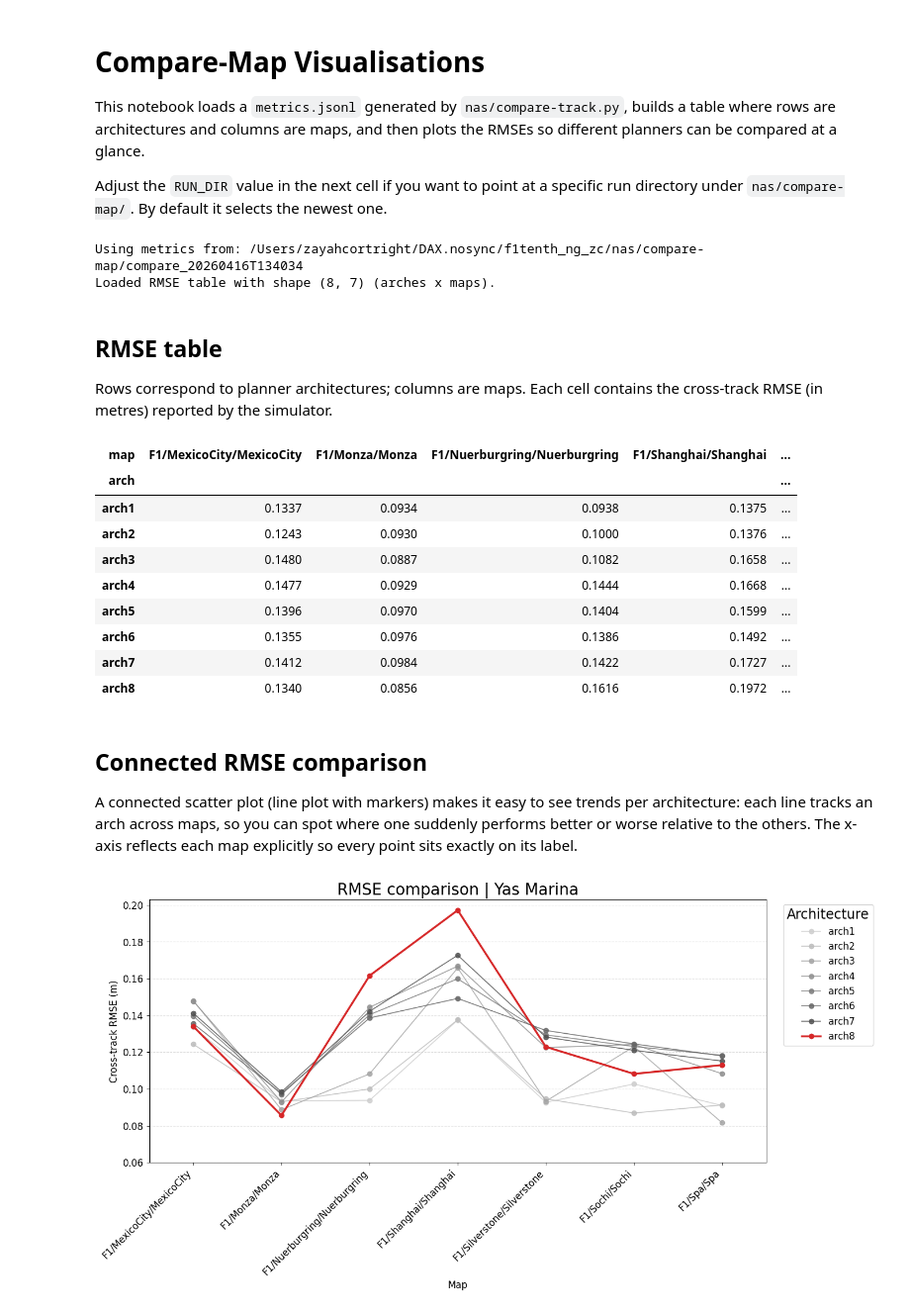
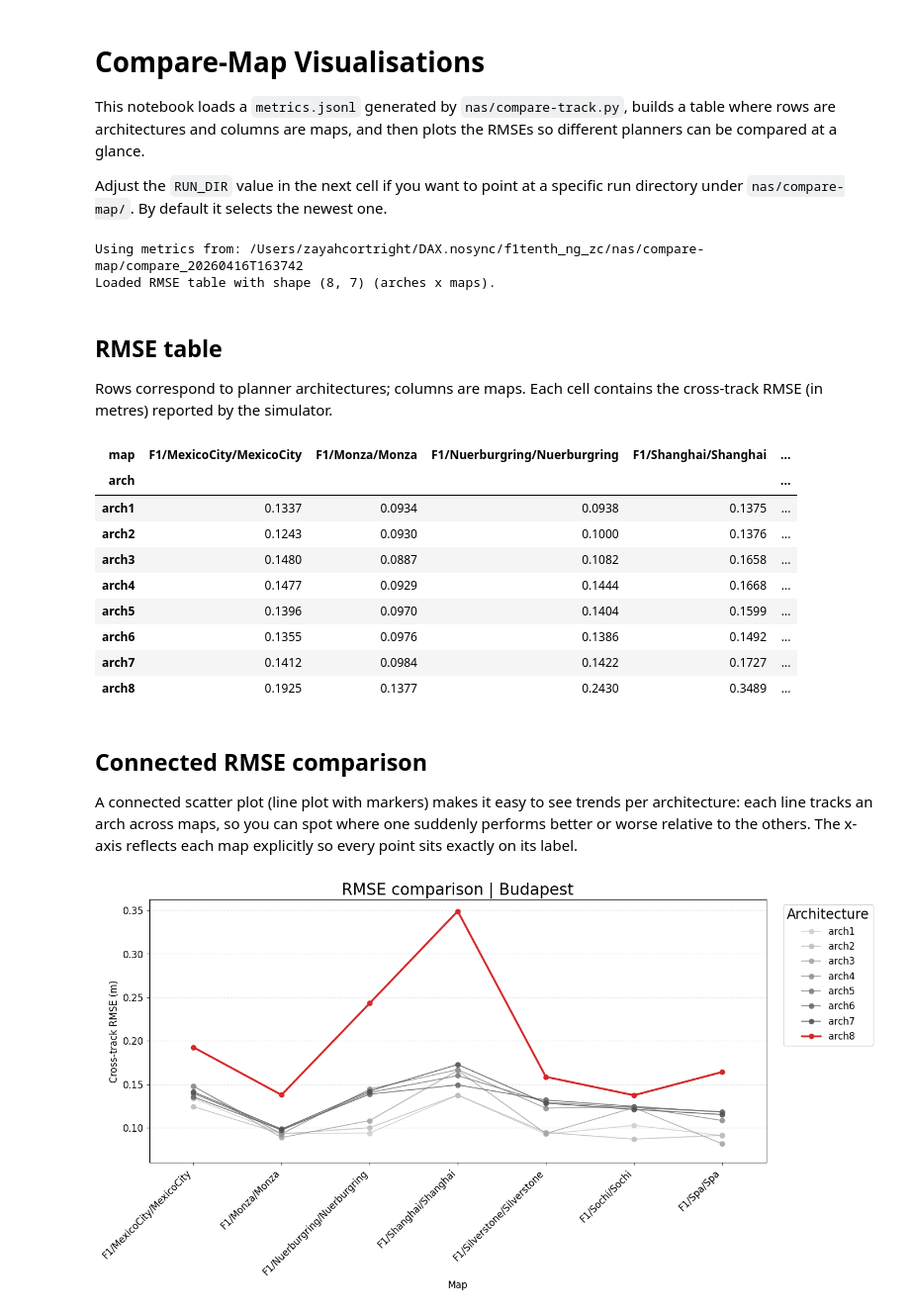
Before and after one commit to zzayah/NAS-in-the-Loop, a Jupyter notebook: nas/compare-map/vis.ipynb, the cells around one changed output. Shown at 99% size. Drawn from its saved outputs; the diff is of its cells as text; code cells hidden in the pictures.

```diff
--- a/nas/compare-map/vis.ipynb
+++ b/nas/compare-map/vis.ipynb
@@ -34,7 +34,7 @@ def latest_run_dir(base_dir: Path = BASE_OUTPUT_DIR) -> Path:
         )
     return candidates[-1].parent
 
-RUN_DIR_OVERRIDE: Path | str | None = "compare_20260416T134034"  # e.g., "compare_20260410T133741"
+RUN_DIR_OVERRIDE: Path | str | None = "compare_20260416T163742"  # e.g., "compare_20260410T133741"
 # RUN_DIR_OVERRIDE: Path | str | None = None
 
 
@@ -84,7 +84,7 @@ pivot = df.pivot_table(index="arch", columns="map", values="rmse")
 pivot = pivot.sort_index()
 print(f"Loaded RMSE table with shape {pivot.shape} (arches x maps).")
 # %% [output]
-Using metrics from: /Users/zayahcortright/DAX.nosync/f1tenth_ng_zc/nas/compare-map/compare_20260416T134034
+Using metrics from: /Users/zayahcortright/DAX.nosync/f1tenth_ng_zc/nas/compare-map/compare_20260416T163742
 Loaded RMSE table with shape (8, 7) (arches x maps).
 # %% [markdown]
 ## RMSE table
@@ -108,7 +108,7 @@ display(
 | arch5 | 0.1396 | 0.0970 | 0.1404 | 0.1599 | ... |
 | arch6 | 0.1355 | 0.0976 | 0.1386 | 0.1492 | ... |
 | arch7 | 0.1412 | 0.0984 | 0.1422 | 0.1727 | ... |
-| arch8 | 0.1340 | 0.0856 | 0.1616 | 0.1972 | ... |
+| arch8 | 0.1925 | 0.1377 | 0.2430 | 0.3489 | ... |
 # %% [markdown]
 ## Connected RMSE comparison
 
@@ -139,32 +139,32 @@ if other_arches:
 if has_highlight:
     ax.plot(
         x_positions,
         pivot.loc[highlight_arch].values,
         marker="o",
         linewidth=2.5,
         color="#d62728",
         label=highlight_arch,
     )
 ax.set_xticks(list(x_positions))
 ax.set_xticklabels(maps, rotation=45, ha="right")
 ax.set_xlim(-0.5, len(maps) - 0.5)
 ax.set_ylabel("Cross-track RMSE (m)")
 ax.set_xlabel("Map")
 # ax.set_title(f"RMSE comparison across maps ({RUN_DIR.name})")
-ax.set_title(f"RMSE comparison | Yas Marina")
+ax.set_title(f"RMSE comparison | Budapest")
 ax.set_ylim(bottom=0.06)
 ax.grid(True, axis="y", linestyle="--", alpha=0.4)
 ax.legend(title="Architecture", bbox_to_anchor=(1.02, 1), loc="upper left")
 plt.rcParams.update({
     "font.size": 122,
     "axes.titlesize": 20,
     "axes.labelsize": 12,
     "xtick.labelsize": 12,
     "ytick.labelsize": 12,
     "legend.fontsize": 12,
     "legend.title_fontsize": 17,
 })
 plt.tight_layout()
 plt.show()
 # %% [output]
-[figure, old version]
+[figure, new version]
```
Also changed, not shown: 29 other files.
